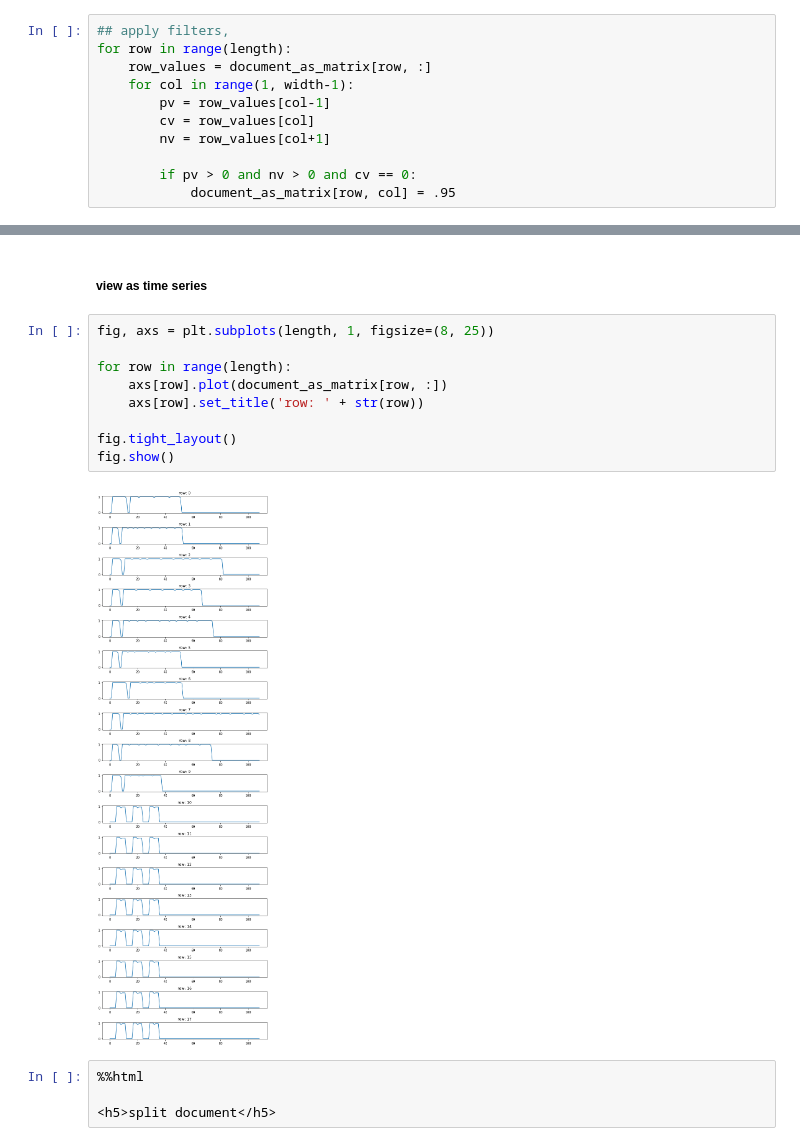
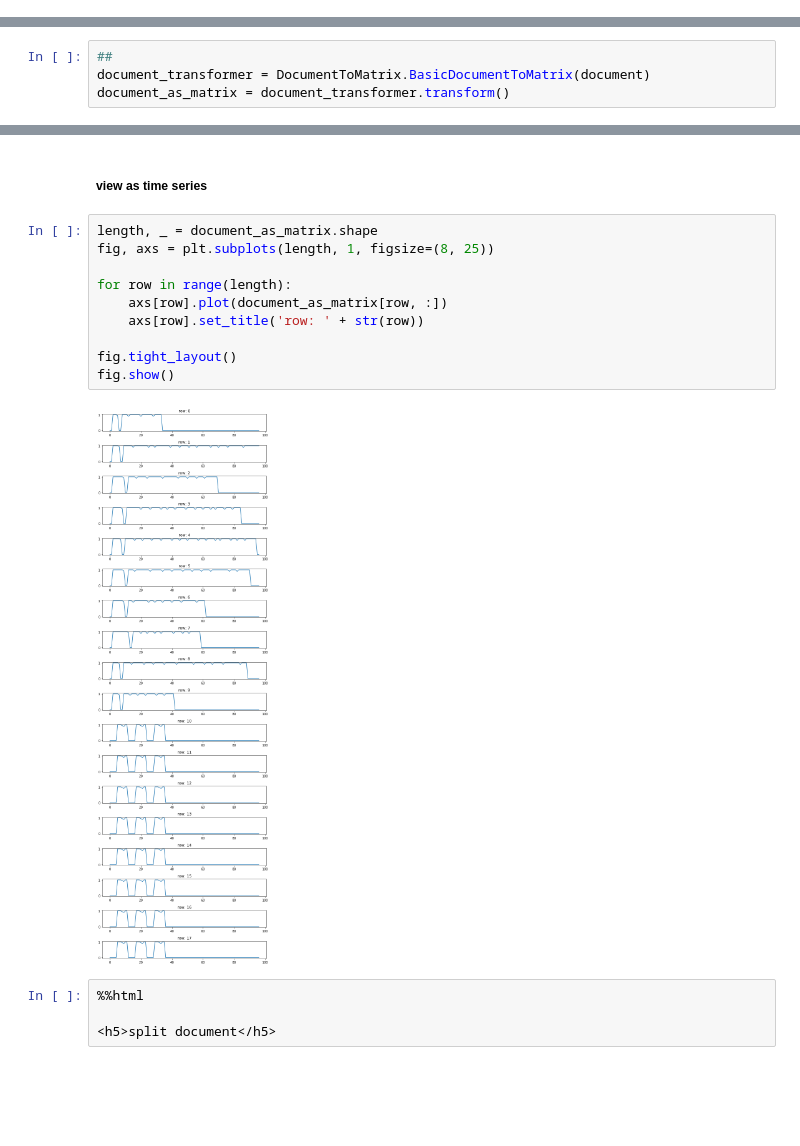
Before and after one commit to dpasse/vegetable_lasagna, a Jupyter notebook: projects/regex_gp/notebooks/poc_split_text_on_changes_in_format.ipynb, the cells around one changed output, grey strips where cells are left out. Cells and saved outputs as stored; diff of their text form; blank space fills up the shorter version.

Commit message:
refactor code to split documents

```diff
--- a/projects/regex_gp/notebooks/poc_split_text_on_changes_in_format.ipynb
+++ b/projects/regex_gp/notebooks/poc_split_text_on_changes_in_format.ipynb
@@ -99,11 +69,0 @@ for r, line in enumerate(lines_in_document):
-# %%
-## apply filters,
-for row in range(length):
-    row_values = document_as_matrix[row, :]
-    for col in range(1, width-1):
-        pv = row_values[col-1]
-        cv = row_values[col]
-        nv = row_values[col+1]
-
-        if pv > 0 and nv > 0 and cv == 0:
-            document_as_matrix[row, col] = .95
@@ -109,0 +76,4 @@ for row in range(length):
+# %%
+##
+document_transformer = DocumentToMatrix.BasicDocumentToMatrix(document)
+document_as_matrix = document_transformer.transform()
@@ -133,16 +113,17 @@ plt.imshow(document_as_matrix, aspect='auto')
 # %% [output]
 view as time series
 # %%
+length, _ = document_as_matrix.shape
 fig, axs = plt.subplots(length, 1, figsize=(8, 25))
 
 for row in range(length):
     axs[row].plot(document_as_matrix[row, :])
     axs[row].set_title('row: ' + str(row))
 
 fig.tight_layout()
 fig.show()
 # %% [output]
-[figure, old version]
+[figure, new version]
 # %%
 %%html
 
```
Also changed, not shown: parts of 10 cells of this notebook, 1 other file.
